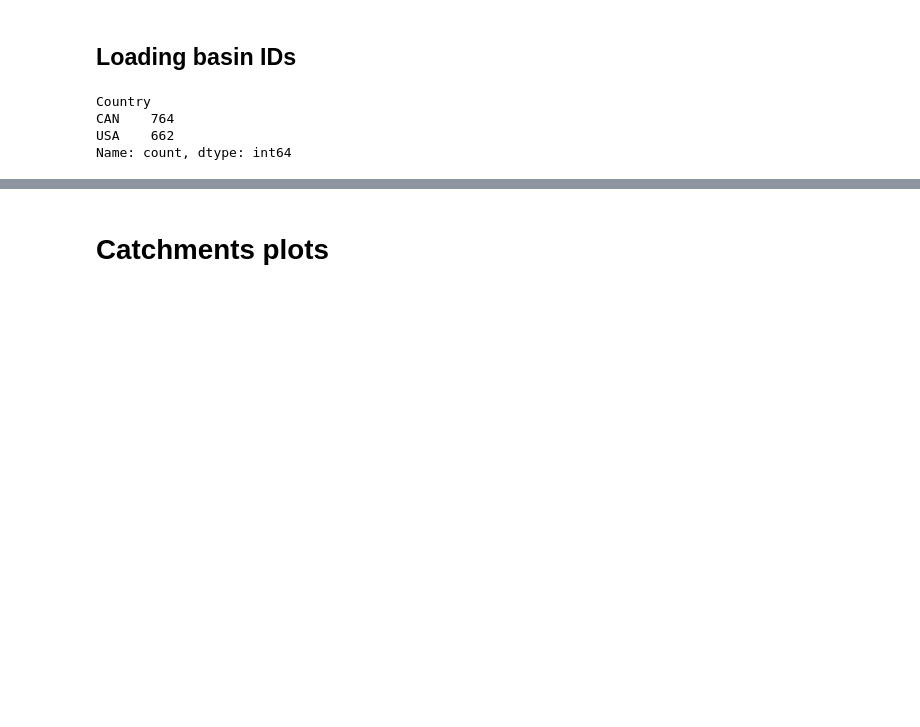
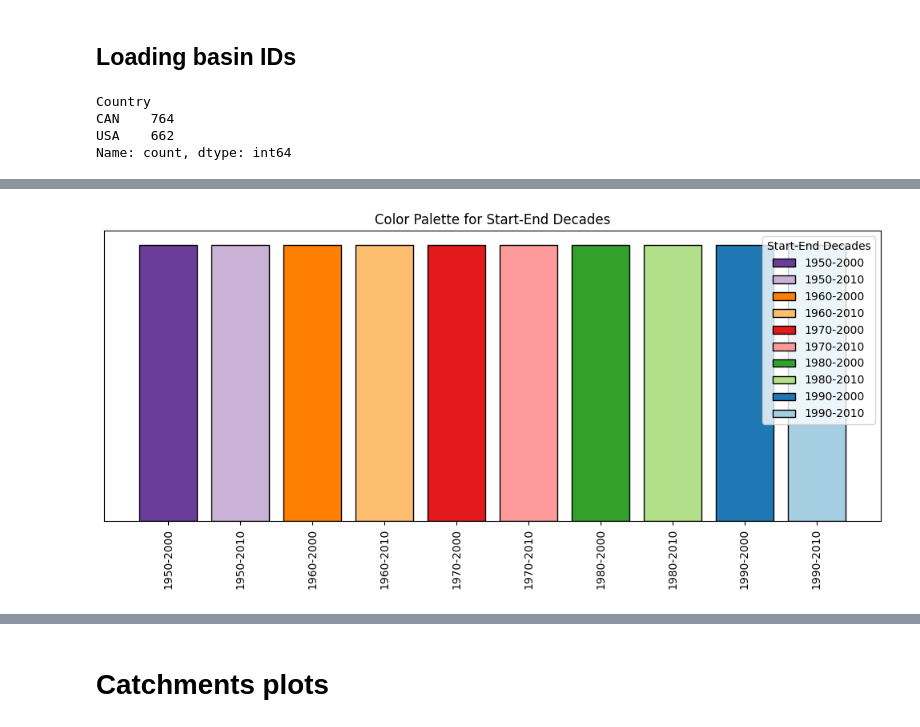
Before and after one commit to jpcurbelo/camels-spat-to-nh, a Jupyter notebook: camels_spat_plots.ipynb, the cells around one changed output, grey strips where cells are left out. Drawn from its saved outputs; the diff is of its cells as text; code cells hidden in the pictures; blank space fills up the shorter version.

```diff
--- a/camels_spat_plots.ipynb
+++ b/camels_spat_plots.ipynb
@@ -95,0 +103,30 @@ gdf_borders = gdf_borders.set_crs(common_crs, allow_override=True)
+# %%
+# Get unique start and end decades
+start_decades = sorted(set(all_time_stats_df['Start_decade']))
+end_decades = sorted(set(all_time_stats_df['End_decade']))
+
+# Generate a list of pairs of start and end decades
+decade_pairs = [(start, end) for start in start_decades for end in end_decades]
+
+# Reverse the palette
+reversed_palette = sns.color_palette("Paired", len(decade_pairs))[::-1]
+
+# Create a figure and axis
+fig, ax = plt.subplots(figsize=(10, 5))
+
+# Plot the pairs of start and end decades
+for i, (start, end) in enumerate(decade_pairs):
+    ax.bar(i, 1, color=reversed_palette[i], label=f'{start}-{end}', edgecolor='k')
+
+# Customize the plot
+ax.set_xticks(range(len(decade_pairs)))
+ax.set_xticklabels([f'{start}-{end}' for start, end in decade_pairs], rotation=90)
+ax.set_yticks([])
+ax.legend(title='Start-End Decades', loc='upper right')
+ax.set_title('Color Palette for Start-End Decades')
+
+# Show the plot
+plt.tight_layout()
+plt.show()
+# %% [output]
+[figure, added]
```
Also changed, not shown: parts of 18 cells of this notebook, 4 other files.
